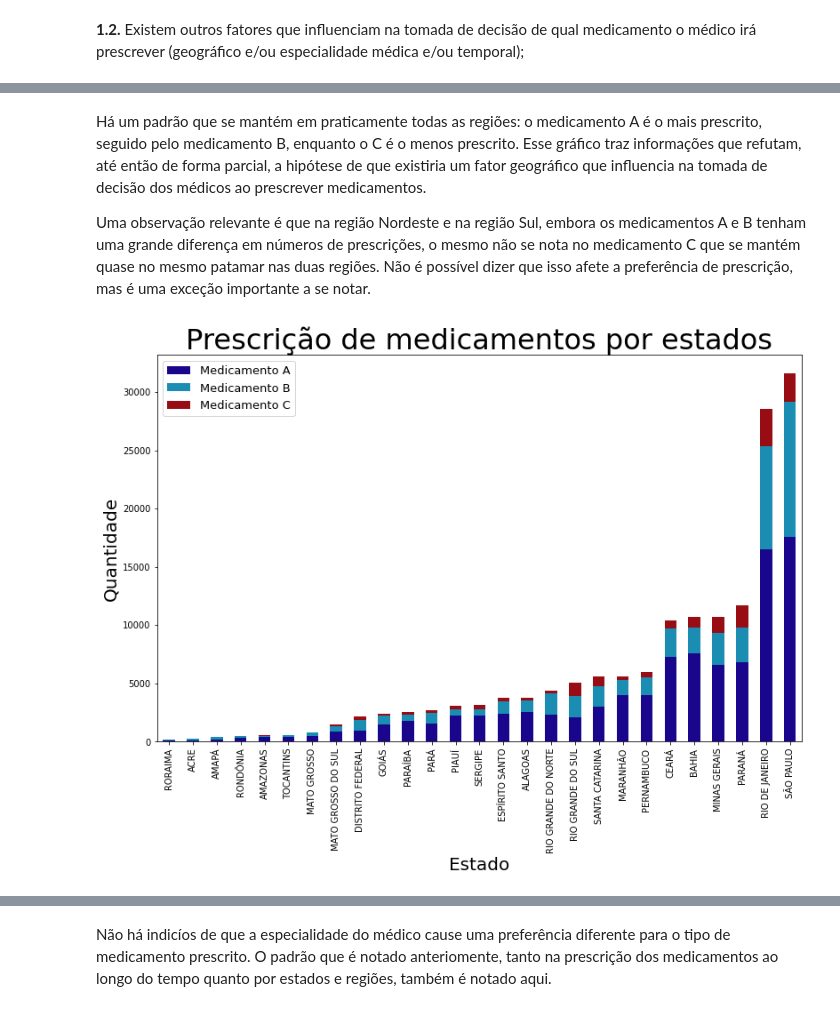
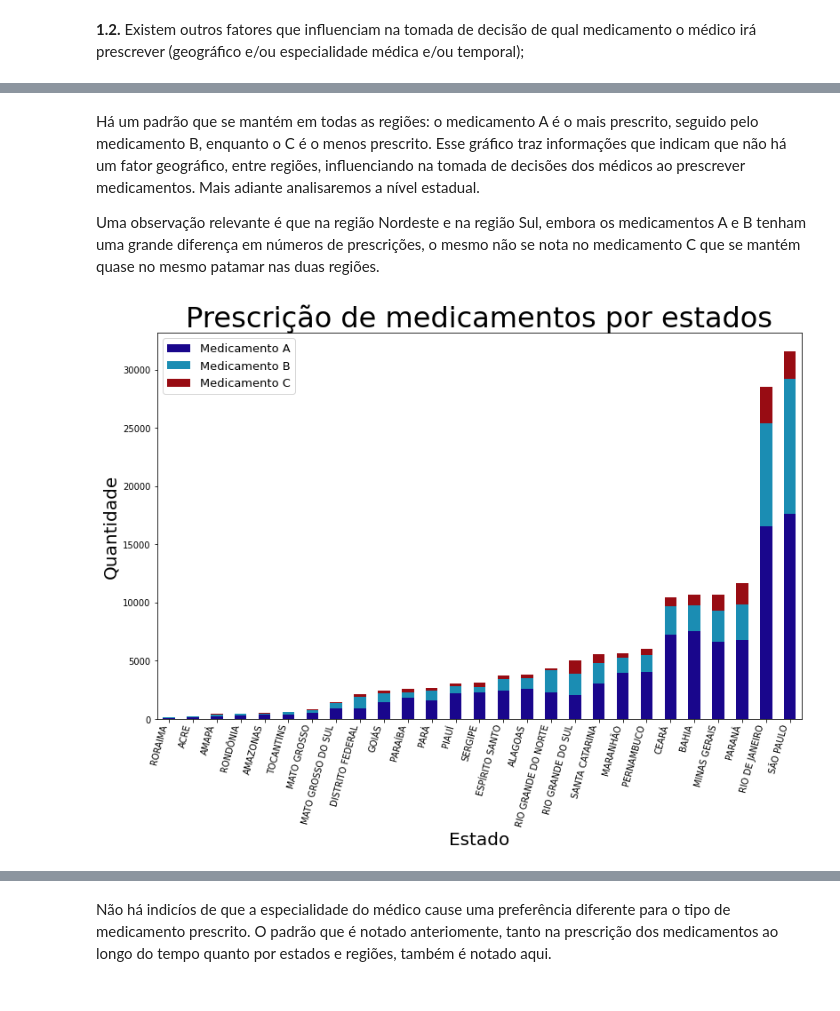
Before and after one commit to Juniorffonseca/processo_seletivo, a Jupyter notebook: teste_processo_seletivo.ipynb, the cells around one changed output, grey strips where cells are left out. Cells and saved outputs as stored; diff of their text form; code cells hidden in the pictures.

```diff
--- a/teste_processo_seletivo.ipynb
+++ b/teste_processo_seletivo.ipynb
@@ -107,37 +112,38 @@ plt.show()
 # %% [markdown]
-Há um padrão que se mantém em praticamente todas as regiões: o medicamento A é o mais prescrito, seguido pelo medicamento B, enquanto o C é o menos prescrito. Esse gráfico traz informações que refutam, até então de forma parcial, a hipótese de que existiria um fator geográfico que influencia na tomada de decisão dos médicos ao prescrever medicamentos.
+Há um padrão que se mantém em todas as regiões: o medicamento A é o mais prescrito, seguido pelo medicamento B, enquanto o C é o menos prescrito. Esse gráfico traz informações que indicam que não há um fator geográfico, entre regiões, influenciando na tomada de decisões dos médicos ao prescrever medicamentos. Mais adiante analisaremos a nível estadual.
 
-Uma observação relevante é que na região Nordeste e na região Sul, embora os medicamentos A e B tenham uma grande diferença em números de prescrições, o mesmo não se nota no medicamento C que se mantém quase no mesmo patamar nas duas regiões. Não é possível dizer que isso afete a preferência de prescrição, mas é uma exceção importante a se notar.
+Uma observação relevante é que na região Nordeste e na região Sul, embora os medicamentos A e B tenham uma grande diferença em números de prescrições, o mesmo não se nota no medicamento C que se mantém quase no mesmo patamar nas duas regiões.
 # %%
 # Carregando o arquivo csv em uma variável.
 prescricoes_3 = pd.read_csv('prescricoes.csv', sep = ';', encoding='latin-1')
 
-# Fazendo a contagem de Medicamentos prescritos por estado e passando para o dataframe, após isso reseta os indexs.
+# Fazendo a contagem de medicamentos prescritos por estado, passando para o dataframe e, em seguida, resetando os índices.
 prescricoes_3 = prescricoes_3[['Medicamento_prescrito', 'Estado']].value_counts().to_frame()
 prescricoes_3 = prescricoes_3.reset_index()
 
-# Usando map nos estados como strings e retornando como lista para a coluna 'Estado' do df 'prescricoes_3'.
-prescricoes_3['Estado'] = list(map(str, prescricoes_3['Estado']))
-
-# Aplicando pivot para passar 'Estado' como index e deixar apenas 'Medicamento_prescrito' como coluna.
+# Aplicando pivot para preparar o plot.
 prescricoes_3 = prescricoes_3.pivot(index='Estado', columns='Medicamento_prescrito')
 
 # Criando uma coluna de média do número de medicamentos, ordenando em ordem crescente e deletando a coluna de média.
 prescricoes_3['Media_medicamentos'] = prescricoes_3.mean(axis=1)
 prescricoes_3 = prescricoes_3.sort_values('Media_medicamentos')
 del prescricoes_3['Media_medicamentos']
 
 # Criando o plot.
-prescricoes_3.plot(kind = 'bar', stacked = 1, figsize = (13, 8), alpha = 1, color = lista)
+prescricoes_3.plot(kind = 'bar',
+                   stacked = 1,
+                   figsize = (13, 8),
+                   color = lista)
 
-# 'Configurações' do plot (frequência dos ticks no eixo x, título, conteúdo das labels, tamanhos das fontes, legenda etc).
+# 'Configurações' do plot.
+plt.xticks(rotation = 75, horizontalalignment = 'right', y = 0.005)
 plt.title('Prescrição de medicamentos por estados', size = 32)
 plt.xlabel('Estado', size = 20)
 plt.ylabel('Quantidade', size = 20)
 plt.legend(['Medicamento A', 'Medicamento B', 'Medicamento C'], loc = 'best', prop={'size': 13})
 
 # Plotando o gráfico.
 plt.show()
 # %% [output]
-[figure, old version]
+[figure, new version]
 # %% [markdown]
```
Also changed, not shown: parts of 14 cells of this notebook.
